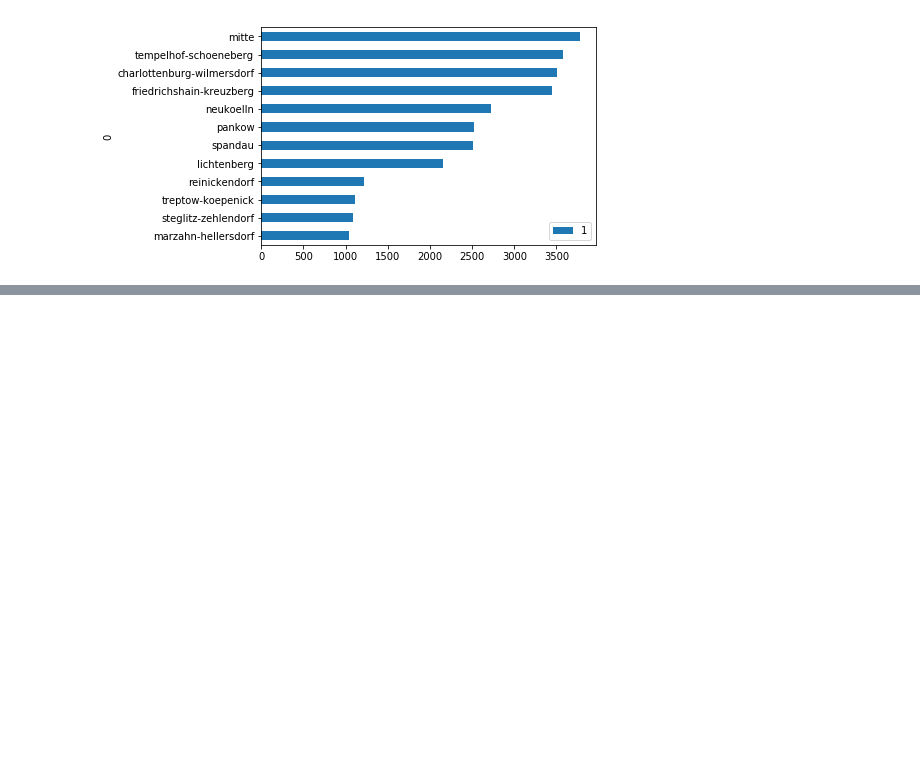
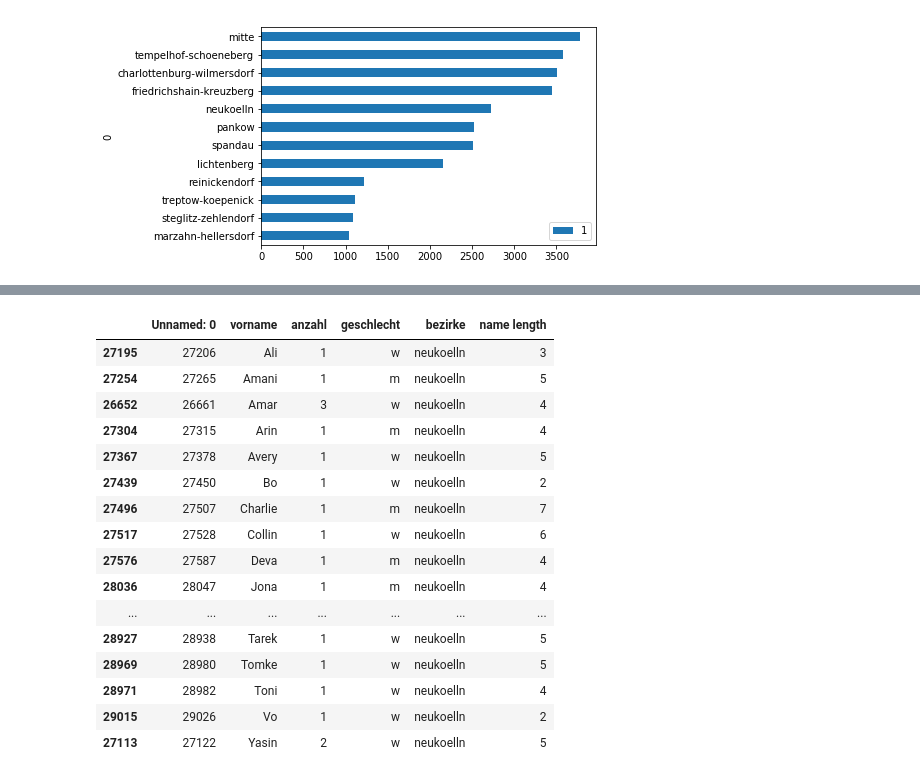
Before and after one commit to ReDI-School/data-analysis, a Jupyter notebook: class-4/Class 4.ipynb, the cells around one changed output, grey strips where cells are left out. Cells and saved outputs as stored; diff of their text form; code cells hidden in the pictures; blank space fills up the shorter version.

```diff
--- a/class-4/Class 4.ipynb
+++ b/class-4/Class 4.ipynb
@@ -299,0 +438,22 @@ df_ngb.plot.barh(x=df_ngb[0])
+# %%
+neuk = berlin_names[berlin_names.bezirke == 'neukoelln']
+# %%
+neuk[neuk.duplicated('vorname')].sort_values(by='vorname')
+# %% [output]
+|  | Unnamed: 0 | vorname | anzahl | geschlecht | bezirke | name length |
+| 27195 | 27206 | Ali | 1 | w | neukoelln | 3 |
+| 27254 | 27265 | Amani | 1 | m | neukoelln | 5 |
+| 26652 | 26661 | Amar | 3 | w | neukoelln | 4 |
+| 27304 | 27315 | Arin | 1 | m | neukoelln | 4 |
+| 27367 | 27378 | Avery | 1 | w | neukoelln | 5 |
+| 27439 | 27450 | Bo | 1 | w | neukoelln | 2 |
+| 27496 | 27507 | Charlie | 1 | m | neukoelln | 7 |
+| 27517 | 27528 | Collin | 1 | w | neukoelln | 6 |
+| 27576 | 27587 | Deva | 1 | m | neukoelln | 4 |
+| 28036 | 28047 | Jona | 1 | m | neukoelln | 4 |
+| ... | ... | ... | ... | ... | ... | ... |
+| 28927 | 28938 | Tarek | 1 | w | neukoelln | 5 |
+| 28969 | 28980 | Tomke | 1 | w | neukoelln | 5 |
+| 28971 | 28982 | Toni | 1 | w | neukoelln | 4 |
+| 29015 | 29026 | Vo | 1 | w | neukoelln | 2 |
+| 27113 | 27122 | Yasin | 2 | w | neukoelln | 5 |
```
Also changed, not shown: parts of 52 cells of this notebook, 5 other files.
